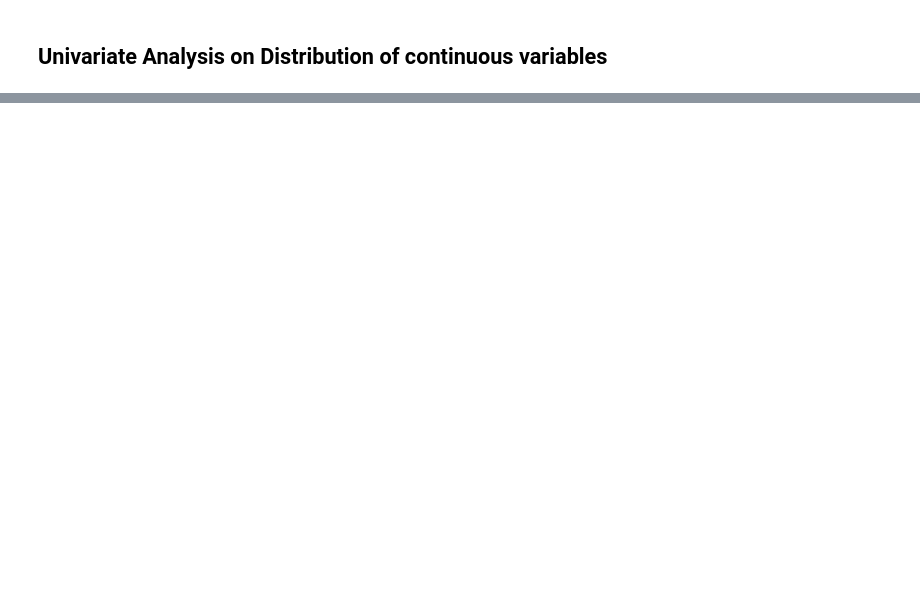
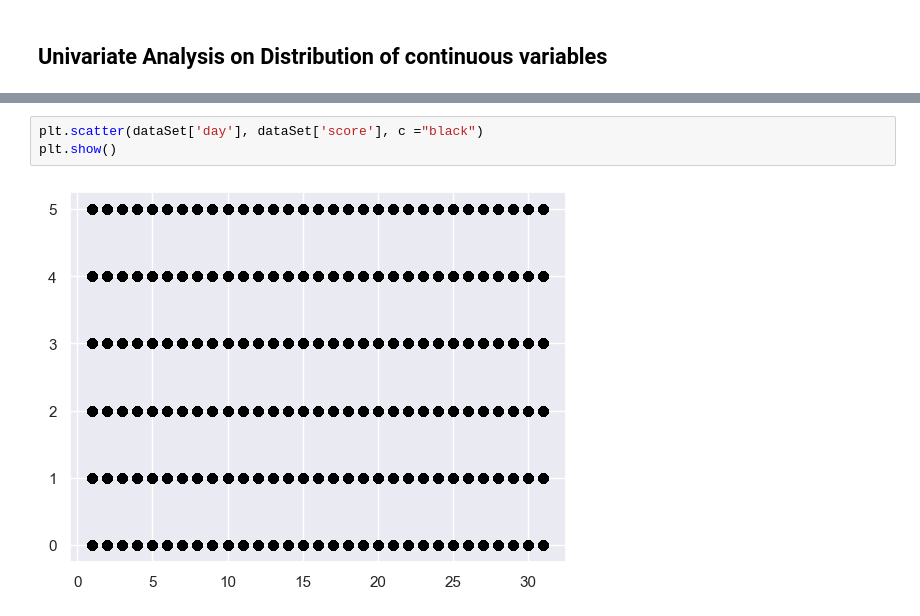
Before and after one commit to rajchoksi1997/CMPE257-Project, a Jupyter notebook: Main_Project.ipynb, the cells around one changed output, grey strips where cells are left out. Saved outputs shown, nothing was run; the diff lists cells and outputs as text; blank space fills up the shorter version.

```diff
--- a/Main_Project.ipynb
+++ b/Main_Project.ipynb
@@ -423,0 +466,5 @@ for col in column_list:
+# %%
+plt.scatter(dataSet['day'], dataSet['score'], c ="black")
+plt.show()
+# %% [output]
+[figure, added]
```
Also changed, not shown: parts of 29 cells of this notebook.
